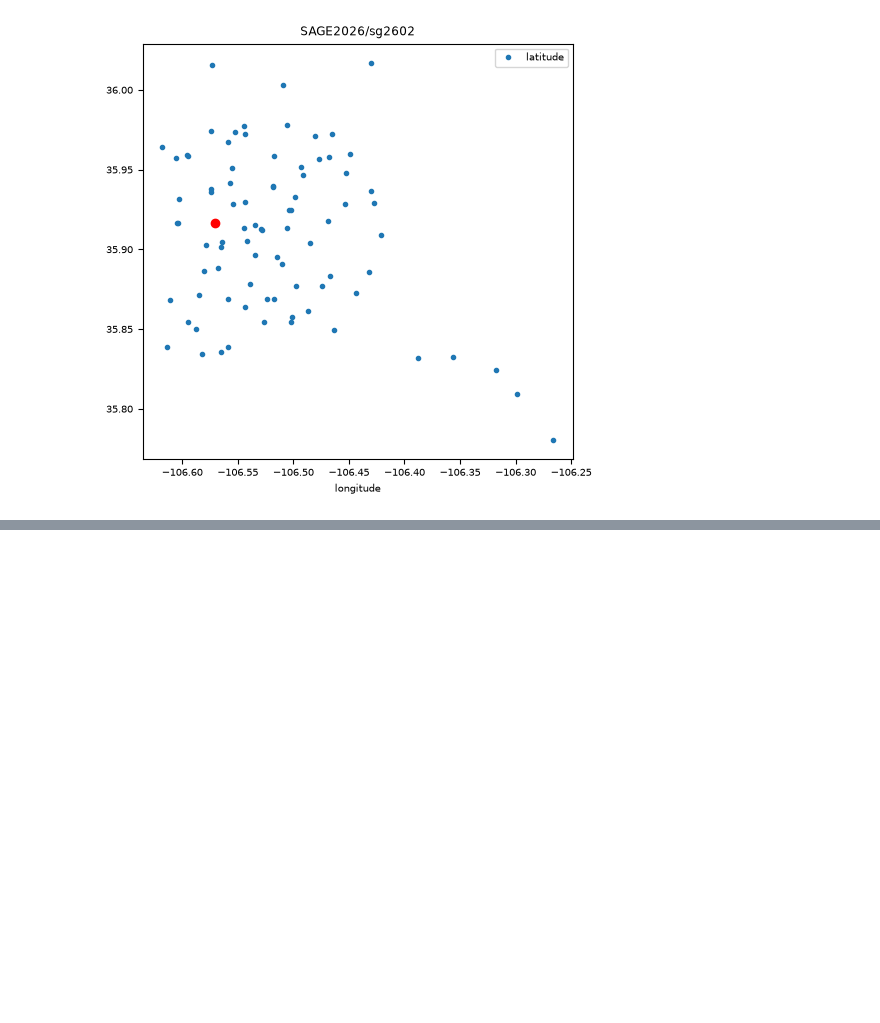
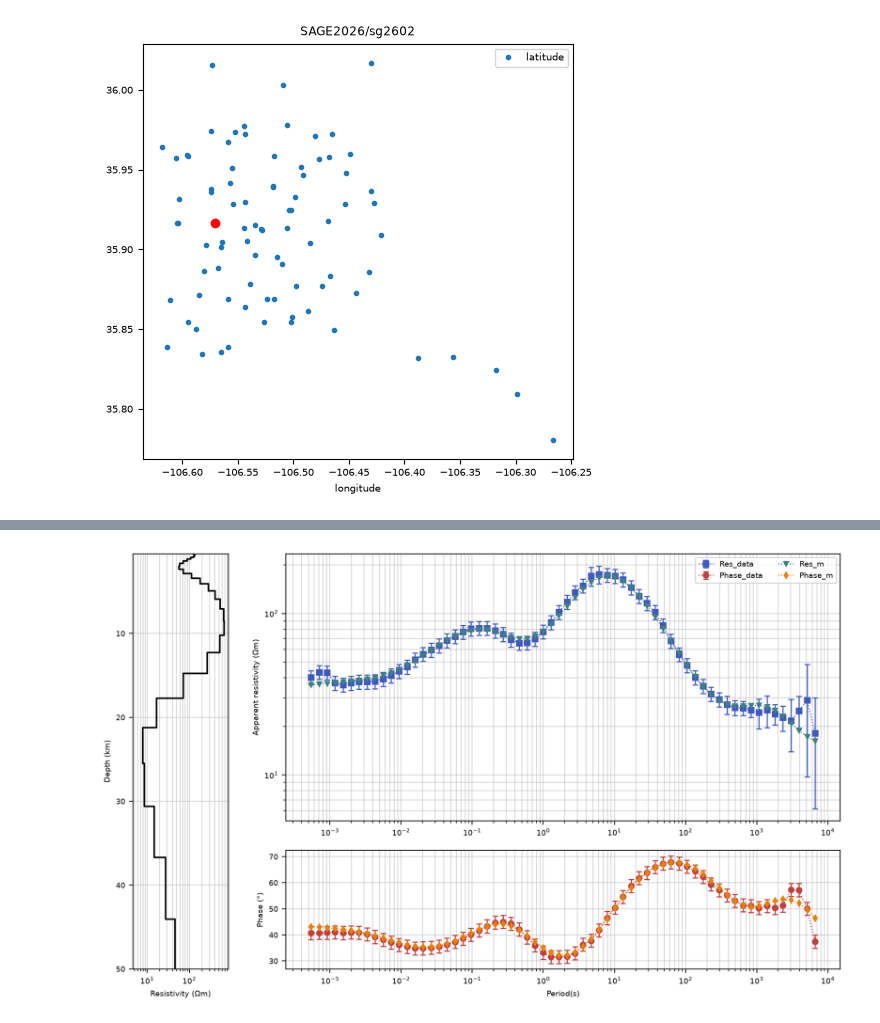
Before and after one commit to SAGE-Geophysical-Field-Camp/SAGE-Geophysical-Field-Camp.github.io, a Jupyter notebook: notebooks/mt/12_simpeg_1d_from_mtpy_inversion.ipynb, the cells around one changed output, grey strips where cells are left out. Saved outputs shown, nothing was run; the diff lists cells and outputs as text; code cells hidden in the pictures; blank space fills up the shorter version.

```diff
--- a/notebooks/mt/12_simpeg_1d_from_mtpy_inversion.ipynb
+++ b/notebooks/mt/12_simpeg_1d_from_mtpy_inversion.ipynb
@@ -119,0 +119,4 @@ irls_threshold 5.342410083120039
+# %%
+model_plot = inv_obj.plot_response(9, **{"y_limits": (50, 0.5), "y_scale": "linear"})
+# %% [output]
+[figure, added]
```
Also changed, not shown: parts of 4 cells of this notebook, 1 other file.
